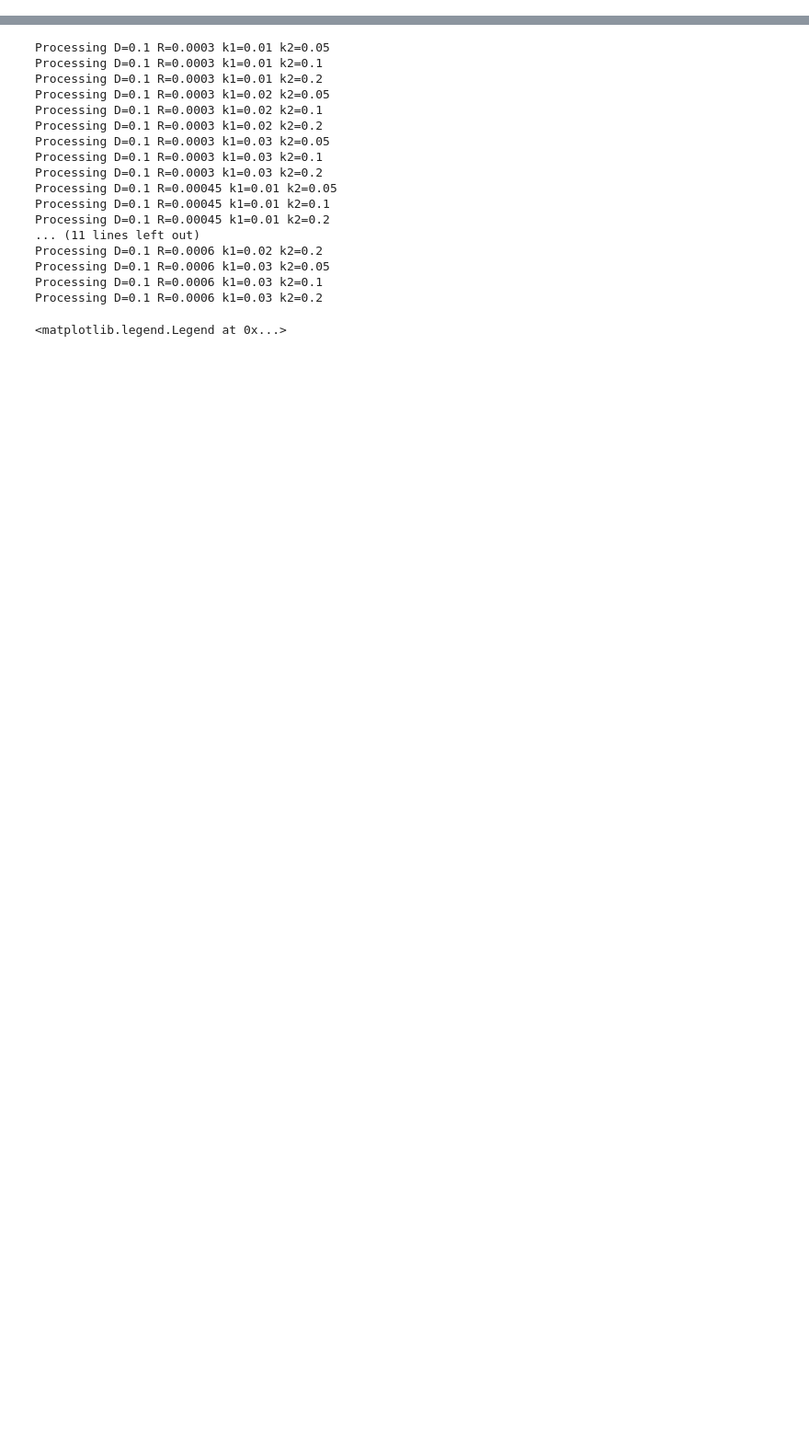
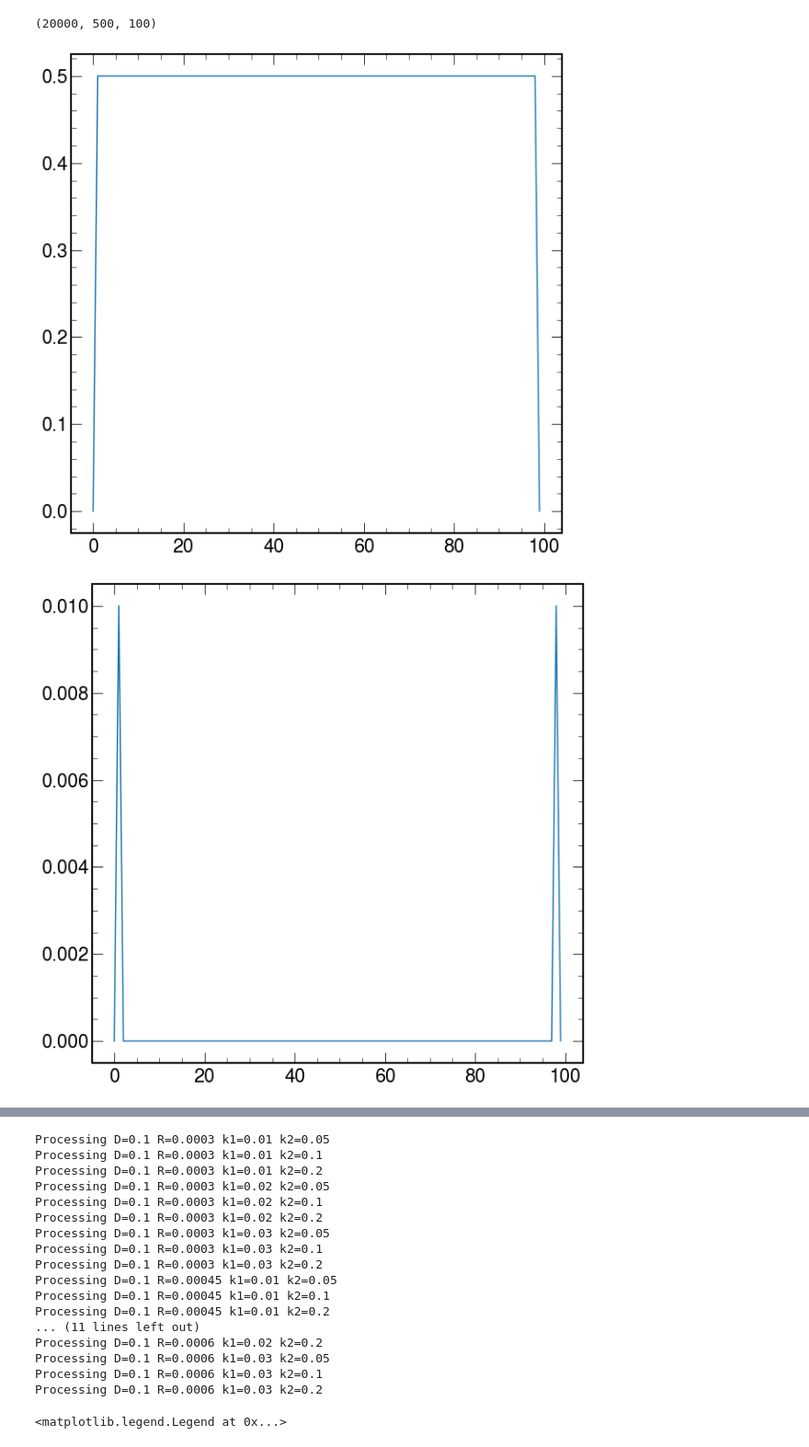
Before and after one commit to chrispap95/3d_Finite_Differences, a Jupyter notebook: RunRadDamage.ipynb, the cells around one changed output, grey strips where cells are left out. Shown at 92% size. Cells and saved outputs as stored; diff of their text form; code cells hidden in the pictures; blank space fills up the shorter version.

```diff
--- a/RunRadDamage.ipynb
+++ b/RunRadDamage.ipynb
@@ -35,0 +57,17 @@ Sun Jul 16 08:12:32 2023
+# %%
+activity = np.fromfile("outputactivity.dat", dtype=np.float32)
+tDim = 20000
+xDim = 100
+yDim = 500
+activity = np.reshape(activity,(tDim,yDim,xDim))
+# %%
+activity.shape
+# %% [output]
+(20000, 500, 100)
+# %%
+for i in range(0, 20000, 2000):
+    plt.figure()
+    plt.plot(activity[i, 250])
+# %% [output]
+[figure, added]
+[figure, added]
```
Also changed, not shown: parts of 3 cells of this notebook.
